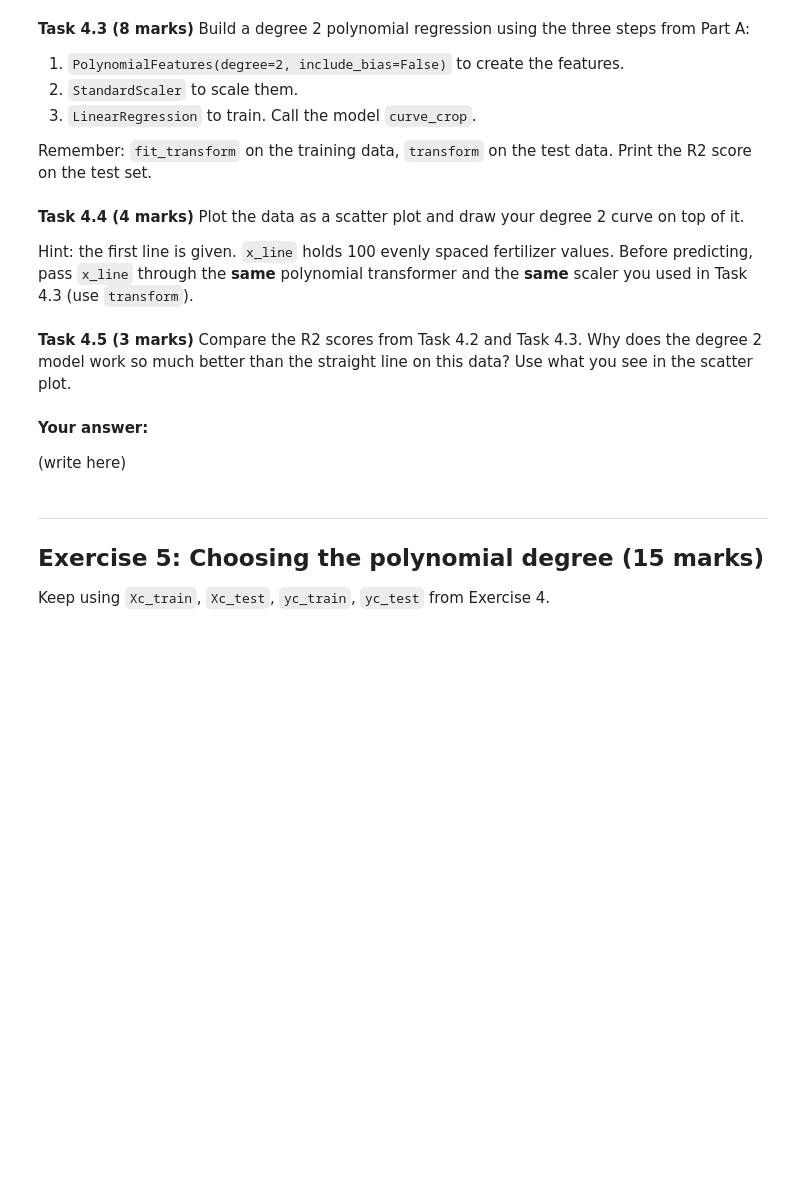
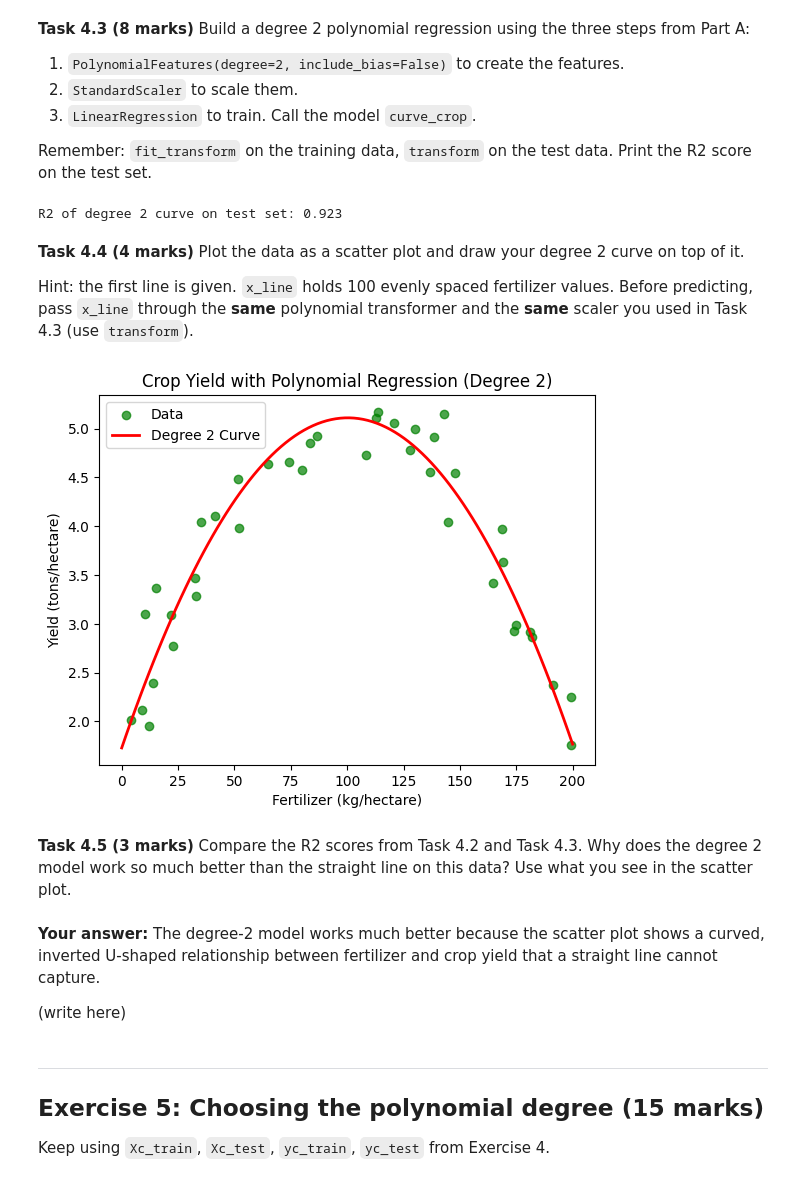
Before and after one commit to muslimaibragimova07/week_5lab, a Jupyter notebook: Lab_Regression_Feature_Scaling.ipynb, the cells around one changed output. Cells and saved outputs as stored; diff of their text form; code cells hidden in the pictures; blank space fills up the shorter version.

```diff
--- a/Lab_Regression_Feature_Scaling.ipynb
+++ b/Lab_Regression_Feature_Scaling.ipynb
@@ -1092,0 +1102,11 @@ Use the `crops` dataset.
+# %%
+# Task 4.2 - write your code here
+X_crop = crops[["fertilizer_kg"]]
+y_crop = crops["yield_tons"]
+
+Xc_train, Xc_test, yc_train, yc_test = train_test_split(X_crop, y_crop, test_size=0.25, random_state=24)
+
+line_crop = LinearRegression()
+line_crop.fit(Xc_train, yc_train)
+
+print("R2 of straight line on test set:", round(line_crop.score(Xc_test, yc_test), 3))
@@ -1103,3 +1123,19 @@ Remember: `fit_transform` on the training data, `transform` on the test data. Pr
+# %%
+# Task 4.3 - write your code here
+poly_crop = PolynomialFeatures(degree=2, include_bias=False)
+Xc_train_poly = poly_crop.fit_transform(Xc_train)
+Xc_test_poly = poly_crop.transform(Xc_test)
+
+scaler_crop = StandardScaler()
+Xc_train_poly_s = scaler_crop.fit_transform(Xc_train_poly)
+Xc_test_poly_s = scaler_crop.transform(Xc_test_poly)
+
+curve_crop = LinearRegression()
+curve_crop.fit(Xc_train_poly_s, yc_train)
+
+print("R2 of degree 2 curve on test set:", round(curve_crop.score(Xc_test_poly_s, yc_test), 3))
+# %% [output]
+R2 of degree 2 curve on test set: 0.923
 # %% [markdown]
 **Task 4.4 (4 marks)** Plot the data as a scatter plot and draw your degree 2 curve on top of it.
 
@@ -1110,9 +1143,29 @@ x_line = pd.DataFrame({"fertilizer_kg": np.linspace(0, 200, 100)})
+# %%
+# Task 4.4 - write your code here
+
+x_line = pd.DataFrame({"fertilizer_kg": np.linspace(0, 200, 100)})
+
+x_line_poly = poly_crop.transform(x_line)
+x_line_poly_s = scaler_crop.transform(x_line_poly)
+
+y_line_pred = curve_crop.predict(x_line_poly_s)
+
+plt.scatter(crops["fertilizer_kg"], crops["yield_tons"], color="green", alpha=0.7, label="Data")
+plt.plot(x_line["fertilizer_kg"], y_line_pred, color="red", linewidth=2, label="Degree 2 Curve")
+plt.xlabel("Fertilizer (kg/hectare)")
+plt.ylabel("Yield (tons/hectare)")
+plt.title("Crop Yield with Polynomial Regression (Degree 2)")
+plt.legend()
+plt.show()
+# %% [output]
+[figure, added]
 # %% [markdown]
 **Task 4.5 (3 marks)** Compare the R2 scores from Task 4.2 and Task 4.3. Why does the degree 2 model work so much better than the straight line on this data? Use what you see in the scatter plot.
-# %% [markdown]
-**Your answer:**
-
-(write here)
+# %% [markdown]
+**Your answer:**
+The degree-2 model works much better because the scatter plot shows a curved, inverted U-shaped relationship between fertilizer and crop yield that a straight line cannot capture.
+
+(write here)
 # %% [markdown]
 ---
 ## Exercise 5: Choosing the polynomial degree (15 marks)
```
Also changed, not shown: parts of 16 cells of this notebook.
